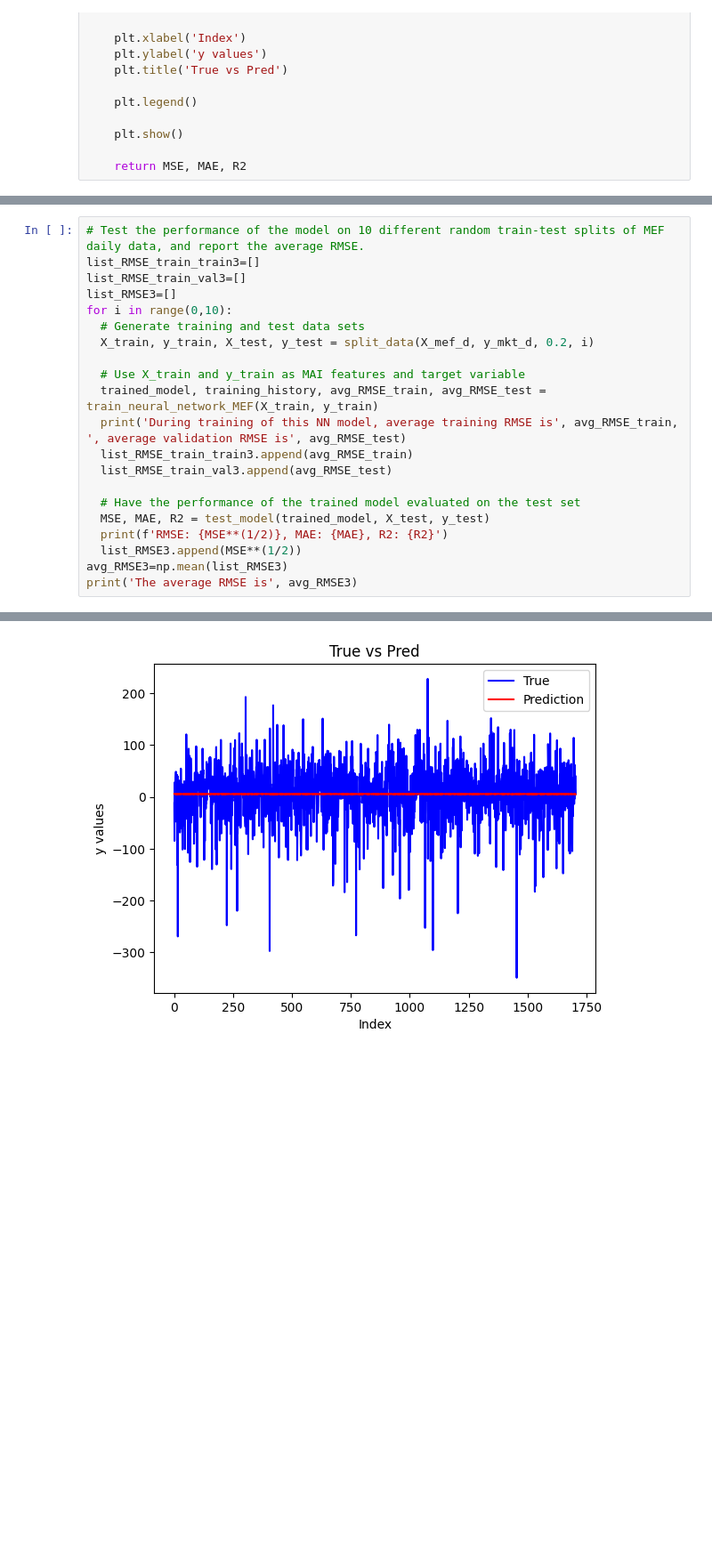
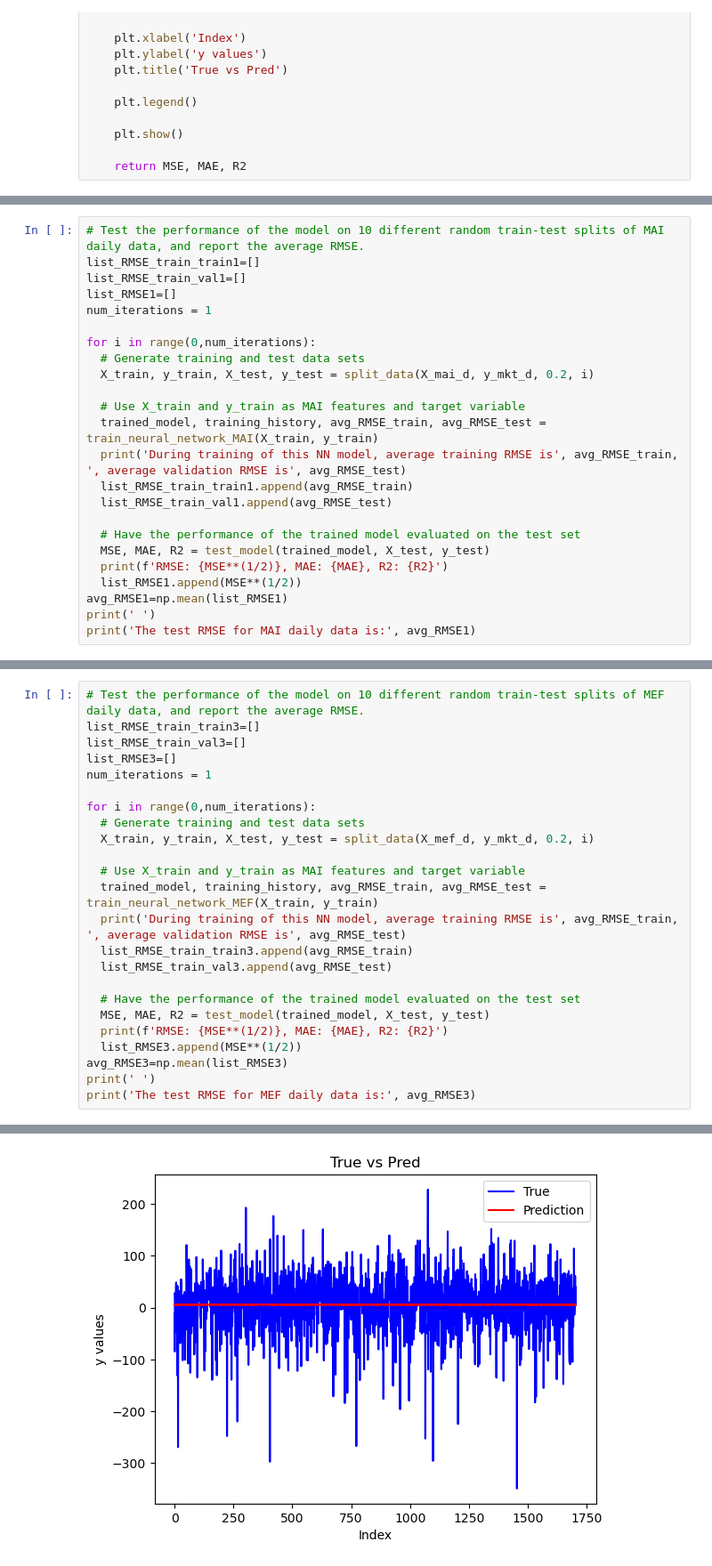
Before and after one commit to astavrop0/MAI_for_stock_return_predictability, a Jupyter notebook: notebooks/NeuralNetworkModel.ipynb, the cells around one changed output, grey strips where cells are left out. Shown at 89% size. Saved outputs shown, nothing was run; the diff lists cells and outputs as text; blank space fills up the shorter version.

```diff
--- a/notebooks/NeuralNetworkModel.ipynb
+++ b/notebooks/NeuralNetworkModel.ipynb
@@ -673,0 +463,24 @@ Text(0.5, 1.0, 'Distribution of RMSE over Iterations (MEF monthly training data)
+# %%
+# Test the performance of the model on 10 different random train-test splits of MAI daily data, and report the average RMSE.
+list_RMSE_train_train1=[]
+list_RMSE_train_val1=[]
+list_RMSE1=[]
+num_iterations = 1
+
+for i in range(0,num_iterations):
+  # Generate training and test data sets
+  X_train, y_train, X_test, y_test = split_data(X_mai_d, y_mkt_d, 0.2, i)
+
+  # Use X_train and y_train as MAI features and target variable
+  trained_model, training_history, avg_RMSE_train, avg_RMSE_test = train_neural_network_MAI(X_train, y_train)
+  print('During training of this NN model, average training RMSE is', avg_RMSE_train, ', average validation RMSE is', avg_RMSE_test)
+  list_RMSE_train_train1.append(avg_RMSE_train)
+  list_RMSE_train_val1.append(avg_RMSE_test)
+
+  # Have the performance of the trained model evaluated on the test set
+  MSE, MAE, R2 = test_model(trained_model, X_test, y_test)
+  print(f'RMSE: {MSE**(1/2)}, MAE: {MAE}, R2: {R2}')
+  list_RMSE1.append(MSE**(1/2))
+avg_RMSE1=np.mean(list_RMSE1)
+print(' ')
+print('The test RMSE for MAI daily data is:', avg_RMSE1)
@@ -676,7 +514,9 @@ Text(0.5, 1.0, 'Distribution of RMSE over Iterations (MEF monthly training data)
 list_RMSE_train_train3=[]
 list_RMSE_train_val3=[]
 list_RMSE3=[]
-for i in range(0,10):
+num_iterations = 1
+
+for i in range(0,num_iterations):
   # Generate training and test data sets
   X_train, y_train, X_test, y_test = split_data(X_mef_d, y_mkt_d, 0.2, i)
 
@@ -691,6 +531,7 @@ for i in range(0,10):
   print(f'RMSE: {MSE**(1/2)}, MAE: {MAE}, R2: {R2}')
   list_RMSE3.append(MSE**(1/2))
 avg_RMSE3=np.mean(list_RMSE3)
-print('The average RMSE is', avg_RMSE3)
+print(' ')
+print('The test RMSE for MEF daily data is:', avg_RMSE3)
 # %% [output]
 Epoch 1/10
@@ -713 +555 @@ During training of this NN model, average training RMSE is 54.9261009868794 , av
-[figure, old version]
+[figure, new version]
```
Also changed, not shown: parts of 23 cells of this notebook, 4 other files.
